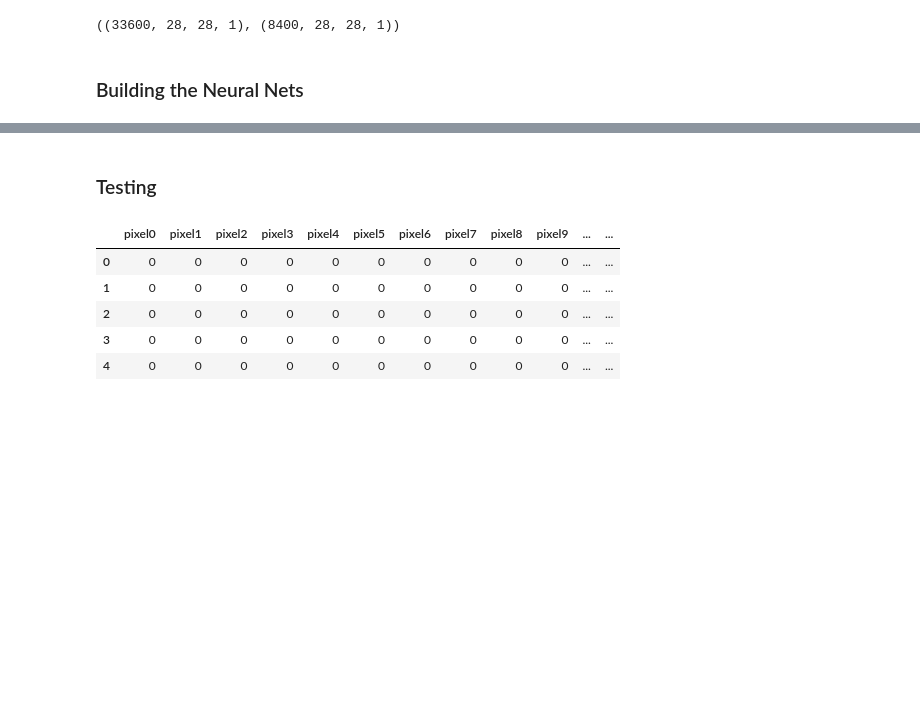
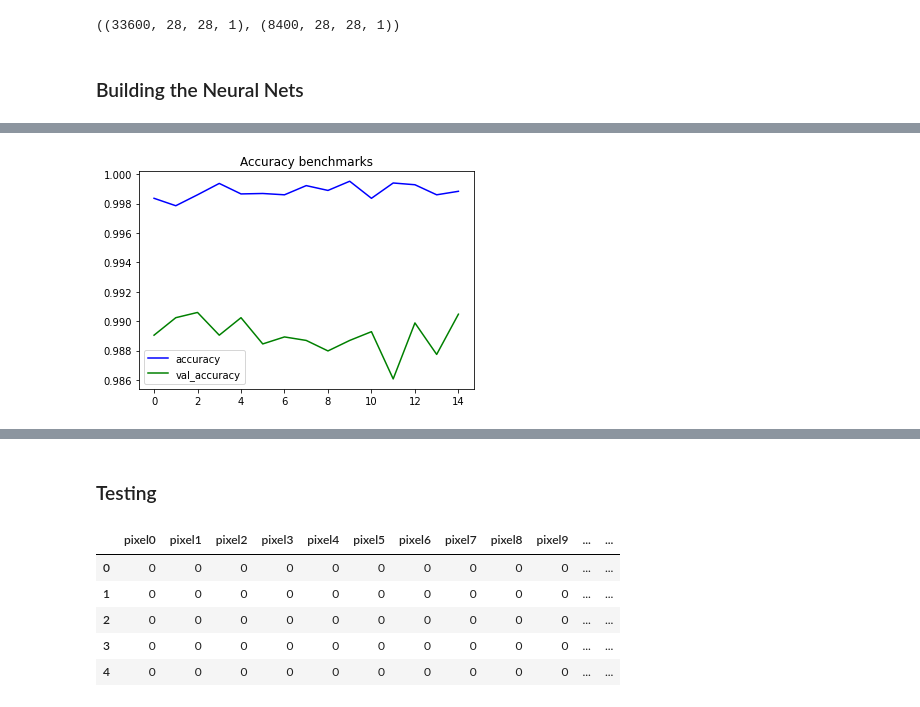
Before and after one commit to 0nets/CNN-DigitRecognizer, a Jupyter notebook: main.ipynb, the cells around one changed output, grey strips where cells are left out. Drawn from its saved outputs; the diff is of its cells as text; code cells hidden in the pictures; blank space fills up the shorter version.

```diff
--- a/main.ipynb
+++ b/main.ipynb
@@ -103,4 +106,4 @@ _________________________________________________________________
 # %%
-hist = model.fit(X_train,y_train,validation_data=(X_val,y_val),epochs=15)
+hist = model.fit(X_train,y_train,validation_data=(X_val,y_val),epochs=15,callbacks=CALLBACK)
 # %% [output]
 Epoch 1/15
@@ -122,0 +126,8 @@ Epoch 15/15
+# %%
+plt.plot(hist.history["accuracy"],color = "blue")
+plt.plot(hist.history["val_accuracy"],color = "green")
+plt.title("Accuracy benchmarks")
+plt.legend(["accuracy","val_accuracy"])
+plt.show()
+# %% [output]
+[figure, added]
```
Also changed, not shown: parts of 6 cells of this notebook, 4 other files.
